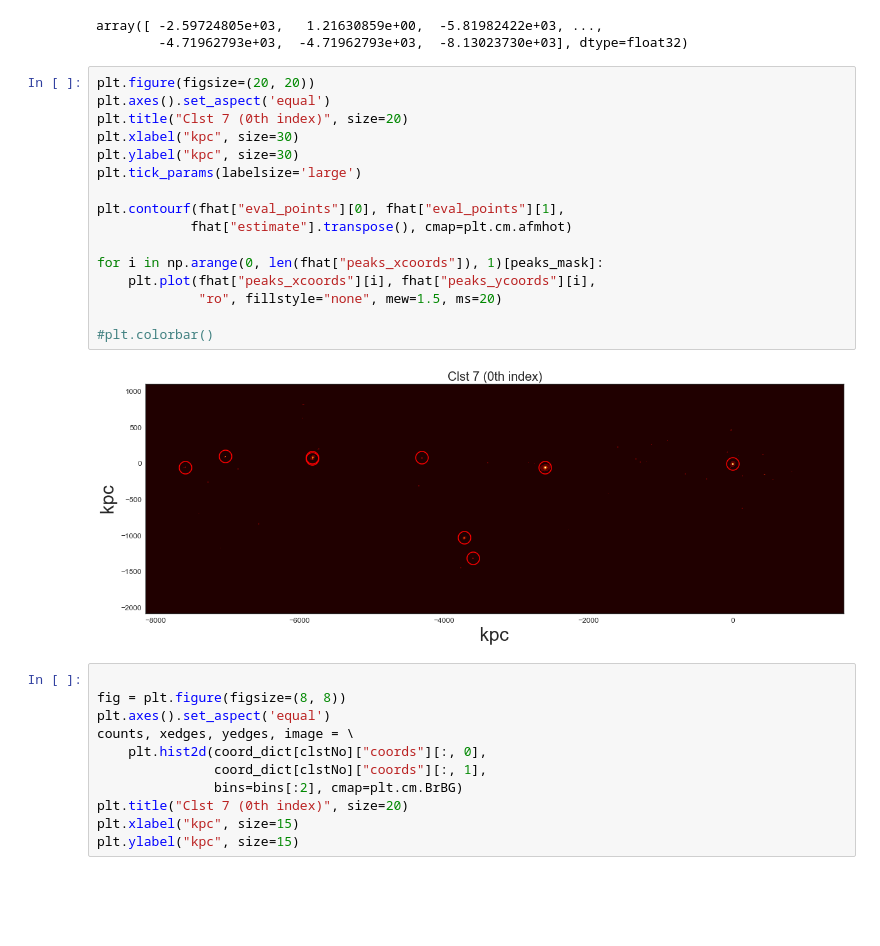
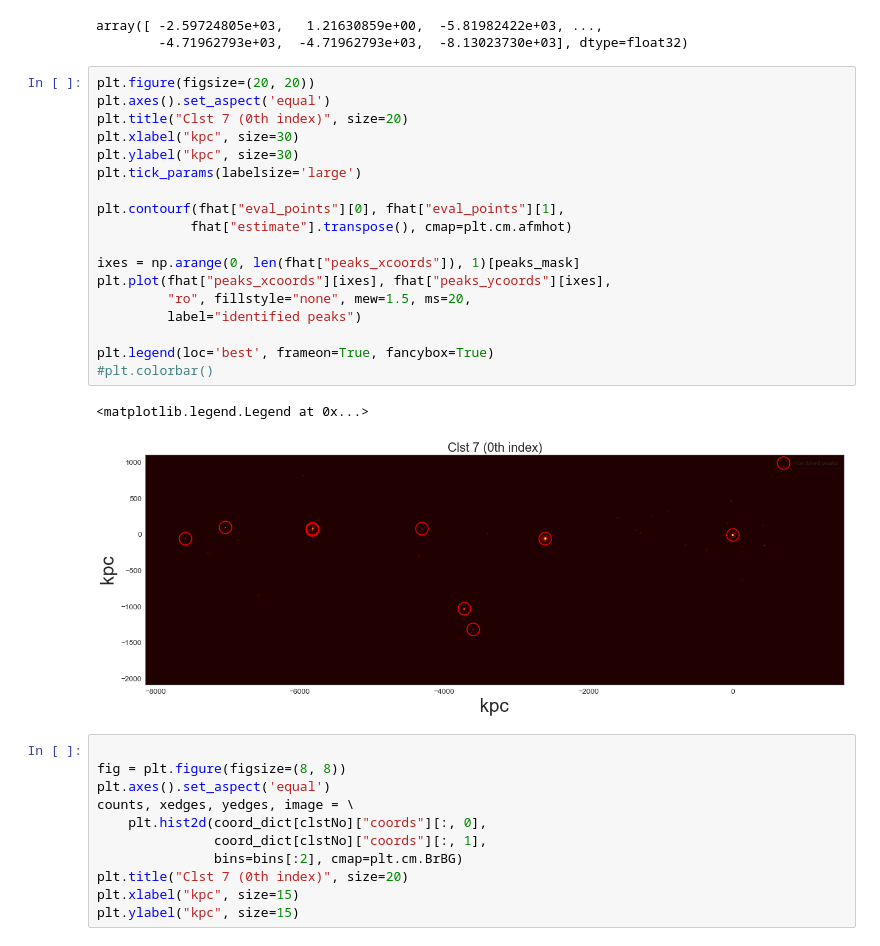
Before and after one commit to karenyyng/galaxy_DM_offset, a Jupyter notebook: code/prototypes/DM_particle_histograms.ipynb, the cells around one changed output. Cells and saved outputs as stored; diff of their text form; blank space fills up the shorter version.

Commit message:
added code for plotting fhat for DM particles

```diff
--- a/code/prototypes/DM_particle_histograms.ipynb
+++ b/code/prototypes/DM_particle_histograms.ipynb
@@ -107,21 +107,24 @@ array([ -2.59724805e+03,   1.21630859e+00,  -5.81982422e+03, ...,
 # %%
 plt.figure(figsize=(20, 20))
 plt.axes().set_aspect('equal')
 plt.title("Clst 7 (0th index)", size=20)
 plt.xlabel("kpc", size=30)
 plt.ylabel("kpc", size=30)
 plt.tick_params(labelsize='large')
 
 plt.contourf(fhat["eval_points"][0], fhat["eval_points"][1],
             fhat["estimate"].transpose(), cmap=plt.cm.afmhot)
 
-for i in np.arange(0, len(fhat["peaks_xcoords"]), 1)[peaks_mask]:
-    plt.plot(fhat["peaks_xcoords"][i], fhat["peaks_ycoords"][i],
-             "ro", fillstyle="none", mew=1.5, ms=20)
+ixes = np.arange(0, len(fhat["peaks_xcoords"]), 1)[peaks_mask]
+plt.plot(fhat["peaks_xcoords"][ixes], fhat["peaks_ycoords"][ixes],
+         "ro", fillstyle="none", mew=1.5, ms=20,
+         label="identified peaks")
 
+plt.legend(loc='best', frameon=True, fancybox=True)
 #plt.colorbar()
 # %% [output]
+<matplotlib.legend.Legend at 0x...>
-[figure, old version]
+[figure, new version]
 # %%
 
 fig = plt.figure(figsize=(8, 8))
```
Also changed, not shown: 1 other file.
